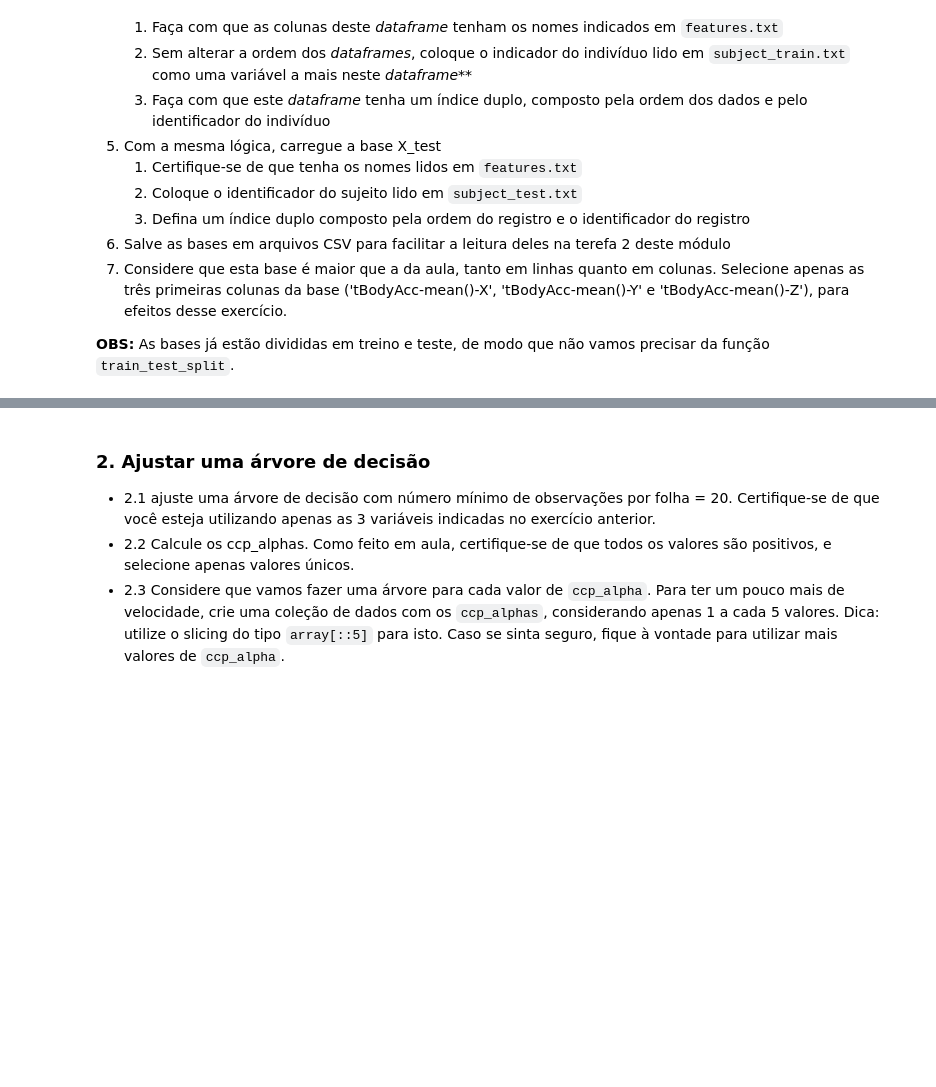
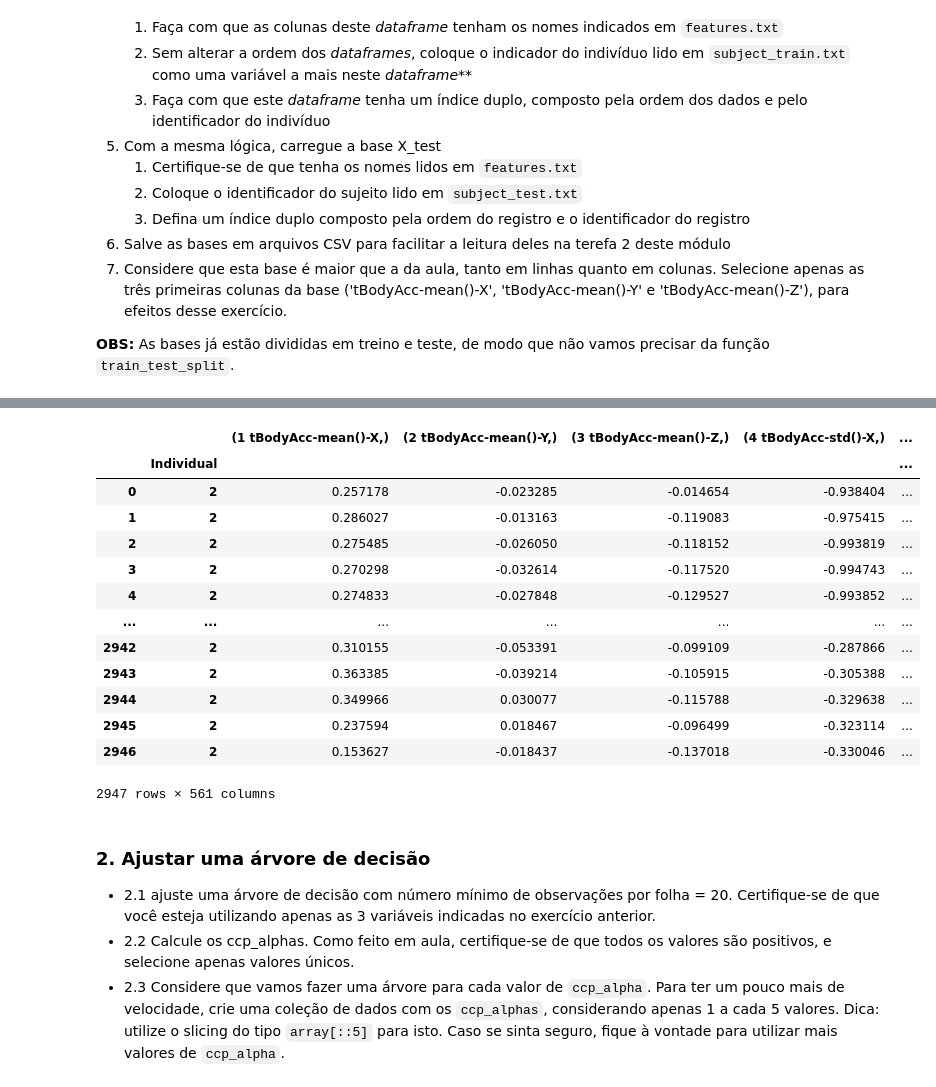
Before and after one commit to PedroHang/Trees-II-Exercise-I, a Jupyter notebook: trees2exercise1.ipynb, the cells around one changed output, grey strips where cells are left out. Drawn from its saved outputs; the diff is of its cells as text; code cells hidden in the pictures; blank space fills up the shorter version.

```diff
--- a/trees2exercise1.ipynb
+++ b/trees2exercise1.ipynb
@@ -71,3 +75,30 @@ features
+# %%
+features_df = pd.read_fwf('features.txt', header=None)
+subject_test = pd.read_fwf('./test/subject_test.txt', header=None)
+X_test = pd.read_fwf('./test/X_test.txt', header=None)
+
+X_test.columns = features_df
+X_test['Individual'] = subject_test
+X_test.set_index('Individual', append=True, inplace=True)
+
+X_test.to_csv('X_test_final.csv')
+# %%
+X_test
+# %% [output]
+|  |  | (1 tBodyAcc-mean()-X,) | (2 tBodyAcc-mean()-Y,) | (3 tBodyAcc-mean()-Z,) | (4 tBodyAcc-std()-X,) | ... |
+|  | Individual |  |  |  |  | ... |
+| 0 | 2 | 0.257178 | -0.023285 | -0.014654 | -0.938404 | ... |
+| 1 | 2 | 0.286027 | -0.013163 | -0.119083 | -0.975415 | ... |
+| 2 | 2 | 0.275485 | -0.026050 | -0.118152 | -0.993819 | ... |
+| 3 | 2 | 0.270298 | -0.032614 | -0.117520 | -0.994743 | ... |
+| 4 | 2 | 0.274833 | -0.027848 | -0.129527 | -0.993852 | ... |
+| ... | ... | ... | ... | ... | ... | ... |
+| 2942 | 2 | 0.310155 | -0.053391 | -0.099109 | -0.287866 | ... |
+| 2943 | 2 | 0.363385 | -0.039214 | -0.105915 | -0.305388 | ... |
+| 2944 | 2 | 0.349966 | 0.030077 | -0.115788 | -0.329638 | ... |
+| 2945 | 2 | 0.237594 | 0.018467 | -0.096499 | -0.323114 | ... |
+| 2946 | 2 | 0.153627 | -0.018437 | -0.137018 | -0.330046 | ... |
+2947 rows × 561 columns
 # %% [markdown]
 ### 2. Ajustar uma árvore de decisão
 
```
Also changed, not shown: parts of 4 cells of this notebook, 2 other files.
